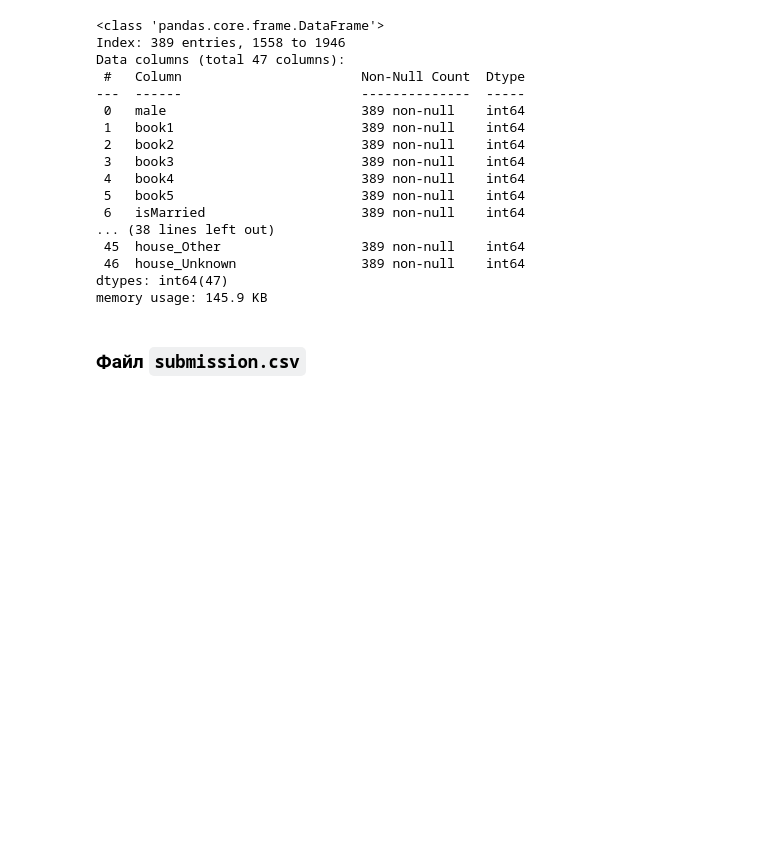
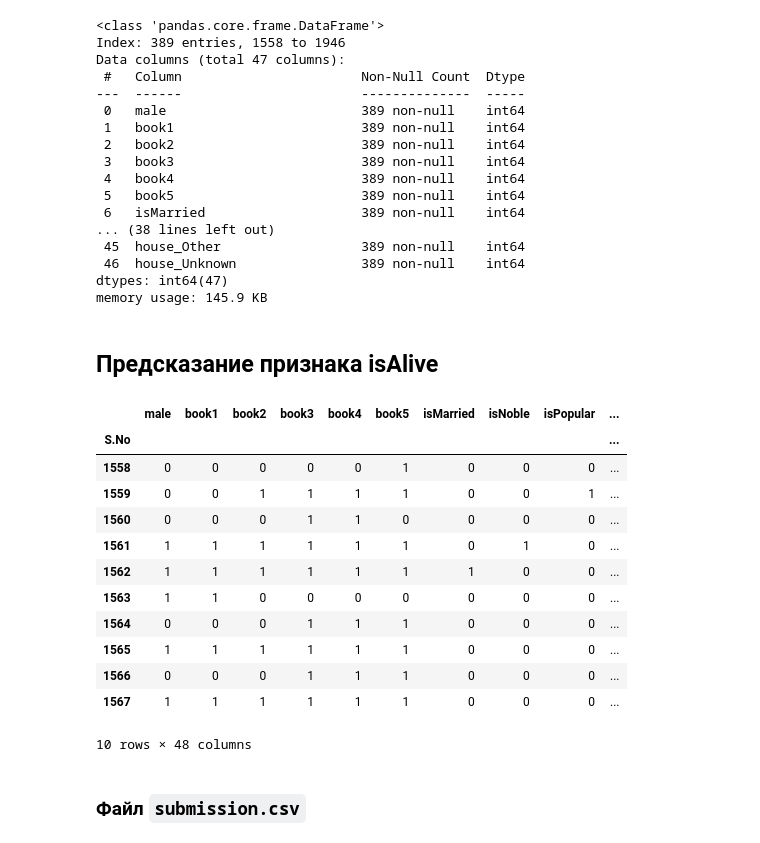
Before and after one commit to taravskayavm/DLS_I, a Jupyter notebook: week_01_ml_intro/Homework/hw_1_game_of_thrones.ipynb, the cells around one changed output. Saved outputs shown, nothing was run; the diff lists cells and outputs as text; code cells hidden in the pictures; blank space fills up the shorter version.

Commit message:
Готовые предсказания, сохранение в файл для сдачи домашней работы

```diff
--- a/week_01_ml_intro/Homework/hw_1_game_of_thrones.ipynb
+++ b/week_01_ml_intro/Homework/hw_1_game_of_thrones.ipynb
@@ -914,6 +933,44 @@ Data columns (total 47 columns):
  46  house_Unknown                389 non-null    int64
 dtypes: int64(47)
 memory usage: 145.9 KB
+# %% [markdown]
+## Предсказание признака isAlive
+# %%
+# Загружаем модель
+best_model = joblib.load("best_model.pkl")  # Замените на путь к файлу
+
+# Загружаем тестовый датасет (предполагается, что он уже подготовлен)
+# encoded_test_data уже создан и не содержит колонку isAlive
+
+# Убедимся, что порядок и количество столбцов соответствуют тем, на которых обучалась модель
+expected_features = best_model.feature_names_in_  # Получаем список признаков, которые модель ожидает
+encoded_test_data = encoded_test_data[expected_features]  # Перестраиваем столбцы, если нужно
+
+# Делаем предсказание
+predictions = best_model.predict(encoded_test_data)
+
+# Добавляем предсказания в DataFrame
+encoded_test_data["isAlive"] = predictions
+
+# Сохраняем результаты
+encoded_test_data.to_csv("predictions.csv", index=True)
+
+# Выводим первые несколько строк с предсказаниями
+encoded_test_data.head(10)
+# %% [output]
+|  | male | book1 | book2 | book3 | book4 | book5 | isMarried | isNoble | isPopular | ... |
+| S.No |  |  |  |  |  |  |  |  |  | ... |
+| 1558 | 0 | 0 | 0 | 0 | 0 | 1 | 0 | 0 | 0 | ... |
+| 1559 | 0 | 0 | 1 | 1 | 1 | 1 | 0 | 0 | 1 | ... |
+| 1560 | 0 | 0 | 0 | 1 | 1 | 0 | 0 | 0 | 0 | ... |
+| 1561 | 1 | 1 | 1 | 1 | 1 | 1 | 0 | 1 | 0 | ... |
+| 1562 | 1 | 1 | 1 | 1 | 1 | 1 | 1 | 0 | 0 | ... |
+| 1563 | 1 | 1 | 0 | 0 | 0 | 0 | 0 | 0 | 0 | ... |
+| 1564 | 0 | 0 | 0 | 1 | 1 | 1 | 0 | 0 | 0 | ... |
+| 1565 | 1 | 1 | 1 | 1 | 1 | 1 | 0 | 0 | 0 | ... |
+| 1566 | 0 | 0 | 0 | 1 | 1 | 1 | 0 | 0 | 0 | ... |
+| 1567 | 1 | 1 | 1 | 1 | 1 | 1 | 0 | 0 | 0 | ... |
+10 rows × 48 columns
 # %% [markdown]
 ### Файл `submission.csv`
 # %% [markdown]
```
Also changed, not shown: parts of 3 cells of this notebook.
